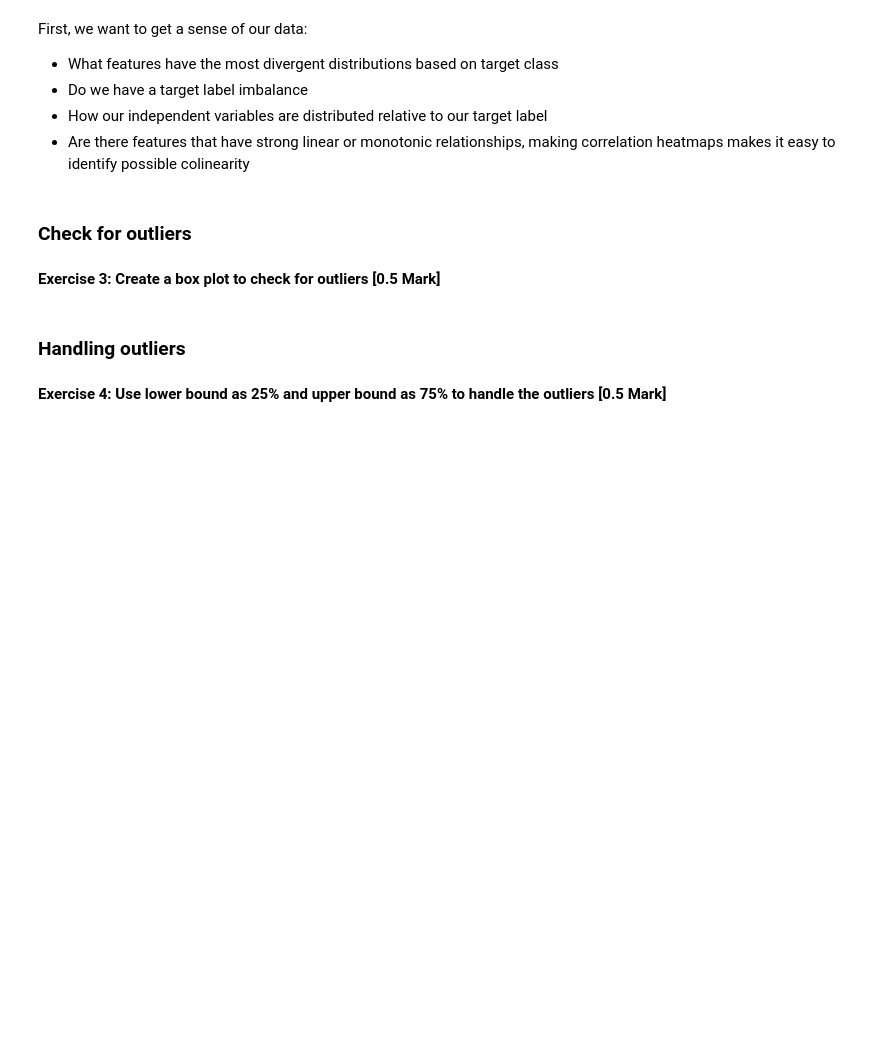
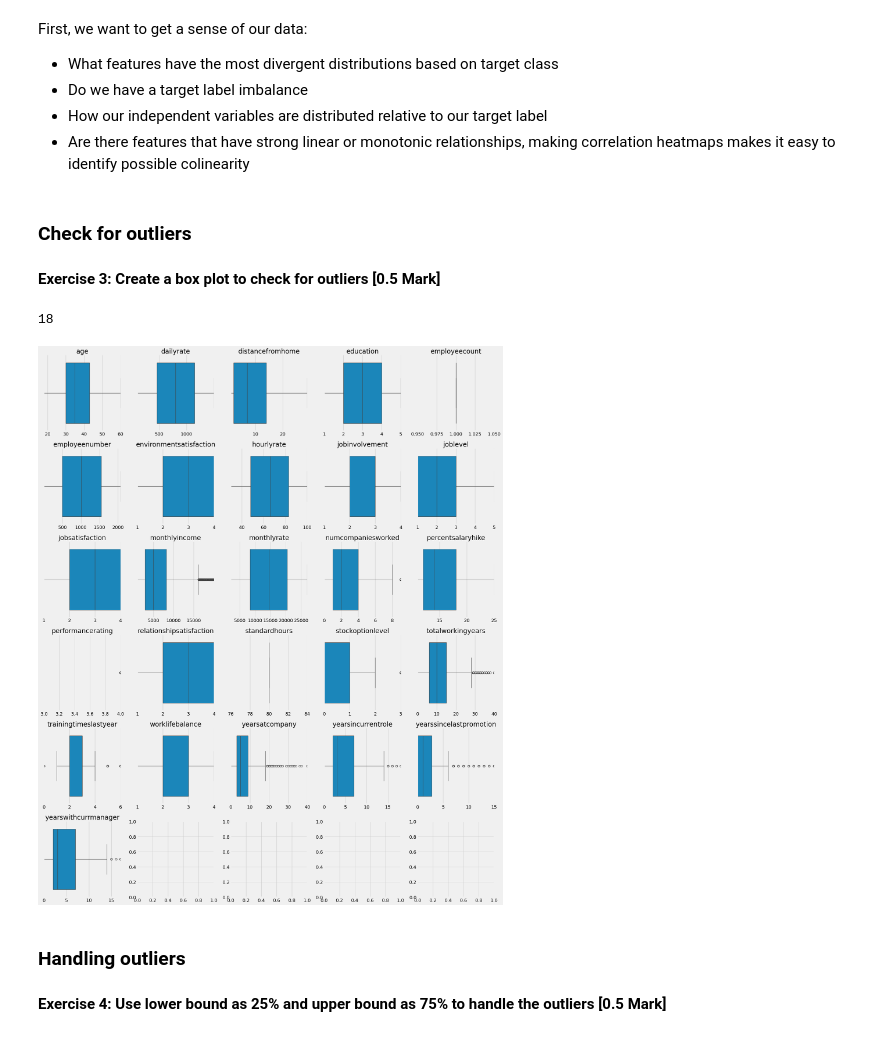
Before and after one commit to Shrutiba/iisc_cds, a Jupyter notebook: M2_MP4_NB_Employee_Attrition_Prediction.ipynb, the cells around one changed output. Saved outputs shown, nothing was run; the diff lists cells and outputs as text; code cells hidden in the pictures; blank space fills up the shorter version.

```diff
--- a/M2_MP4_NB_Employee_Attrition_Prediction.ipynb
+++ b/M2_MP4_NB_Employee_Attrition_Prediction.ipynb
@@ -119,0 +180,4 @@ There can be more than one file to read as this is introduced as a competition,
+# %%
+for col in ecategorical_col:
+    unique_values = edata[col].unique()
+    print(f"Unique values in '{col}': {unique_values}")
@@ -119,0 +196,10 @@ There can be more than one file to read as this is introduced as a competition,
+# %%
+#Encode Catagorical Variables
+edata['businesstravel'] = edata['businesstravel'].map({'Travel_Rarely': 1, 'Travel_Frequently': 2,'Non-Travel': 0})
+edata['department'] = edata['department'].map({'Research & Development': 1, 'Sales': 2,'Human Resources': 0})
+edata['gender'] = edata['gender'].map({'Female': 1, 'Male': 0})
+edata['jobrole'] = edata['jobrole'].map({'Manufacturing Director': 1, 'Healthcare Representative': 2,'Research Scientist': 3,'Sales Executive': 4,'Laboratory Technician': 5,'Sales Representative': 6,'Human Resources': 7,'Manager': 8,'Research Director': 9})
+edata['maritalstatus'] = edata['maritalstatus'].map({'Married': 1, 'Single': 2,'Divorced': 0})
+edata['over18'] = edata['over18'].map({'Yes': 1})
+edata['overtime'] = edata['overtime'].map({'Yes': 1, 'No': 0})
+edata['attrition'] = edata['attrition'].map({'Yes': 1, 'No': 0})
@@ -119,0 +265,3 @@ There can be more than one file to read as this is introduced as a competition,
+# %%
+for col in enumerical_col:
+    print(f'{col}:{len(edata[col].unique())}')
@@ -133,3 +296,35 @@ First, we want to get a sense of our data:
+# %%
+max_values = edata[enumerical_col].max()
+min_values = edata[enumerical_col].min()
+
+zipped_values = list(zip(min_values, max_values))
+zipped_values[0][0]
+# %% [output]
+18
+# %%
+
+# Calculate the number of rows and columns for the subplot grid
+num_cols = 5  # Number of columns in the grid
+num_rows = 6  # Number of rows in the grid
+
+fig, axes = plt.subplots(num_rows, num_cols, figsize=(20, 24))
+axes = axes.flatten()
+
+for i, col in enumerate(enumerical_col):
+    sns.boxplot(x=edata[col], ax=axes[i])
+    axes[i].set_title(col)
+    axes[i].set_xlabel("")
+    axes[i].set_xlim(zipped_values[i][0],zipped_values[i][1])
+
+
+# Remove spines for cleaner look
+    axes[i].spines['top'].set_visible(False)
+    axes[i].spines['right'].set_visible(False)
+
+plt.tight_layout()
+plt.show()
+# %% [output]
+[figure, added]
 # %% [markdown]
 ### Handling outliers
 # %% [markdown]
```
Also changed, not shown: parts of 30 cells of this notebook.
